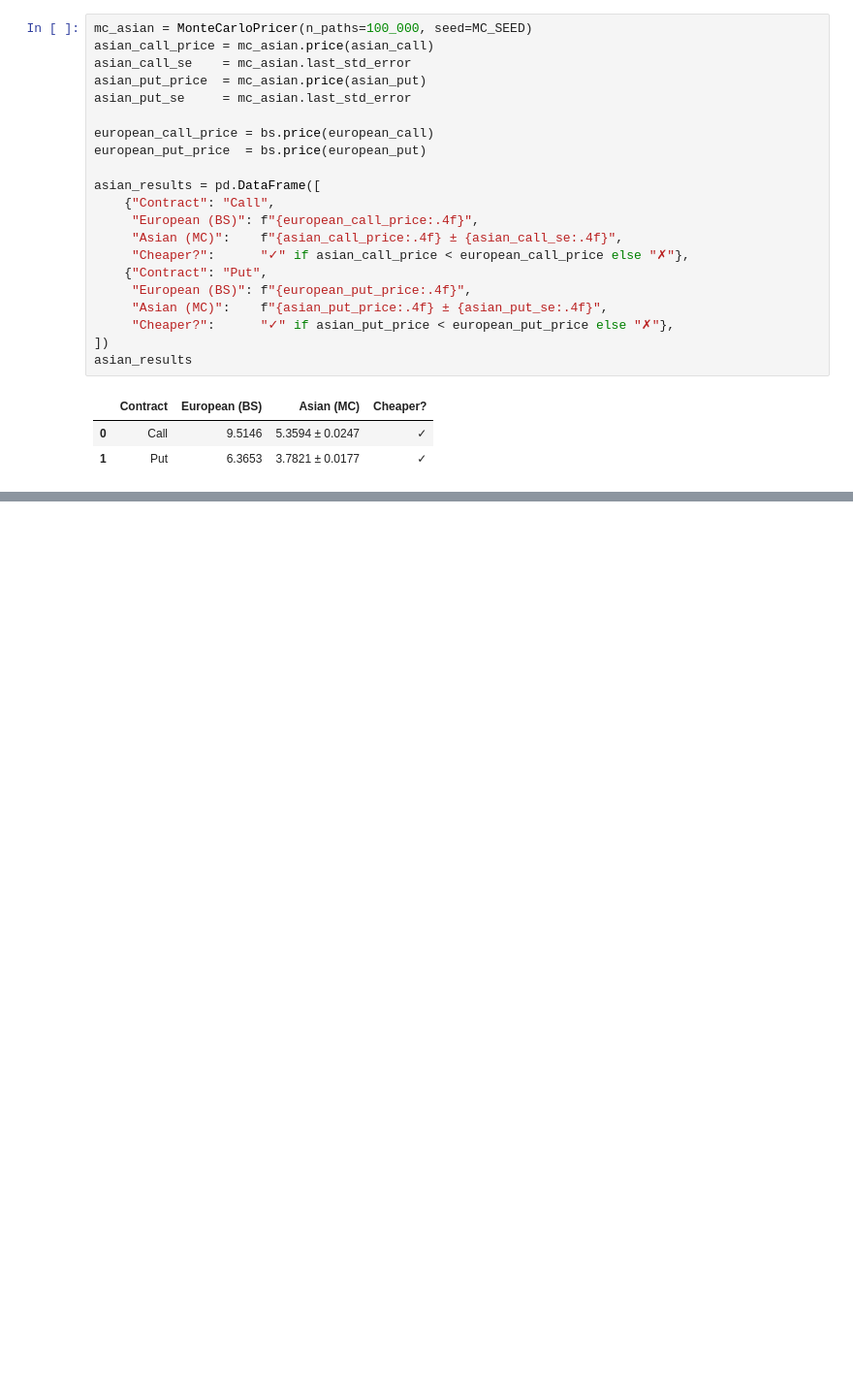
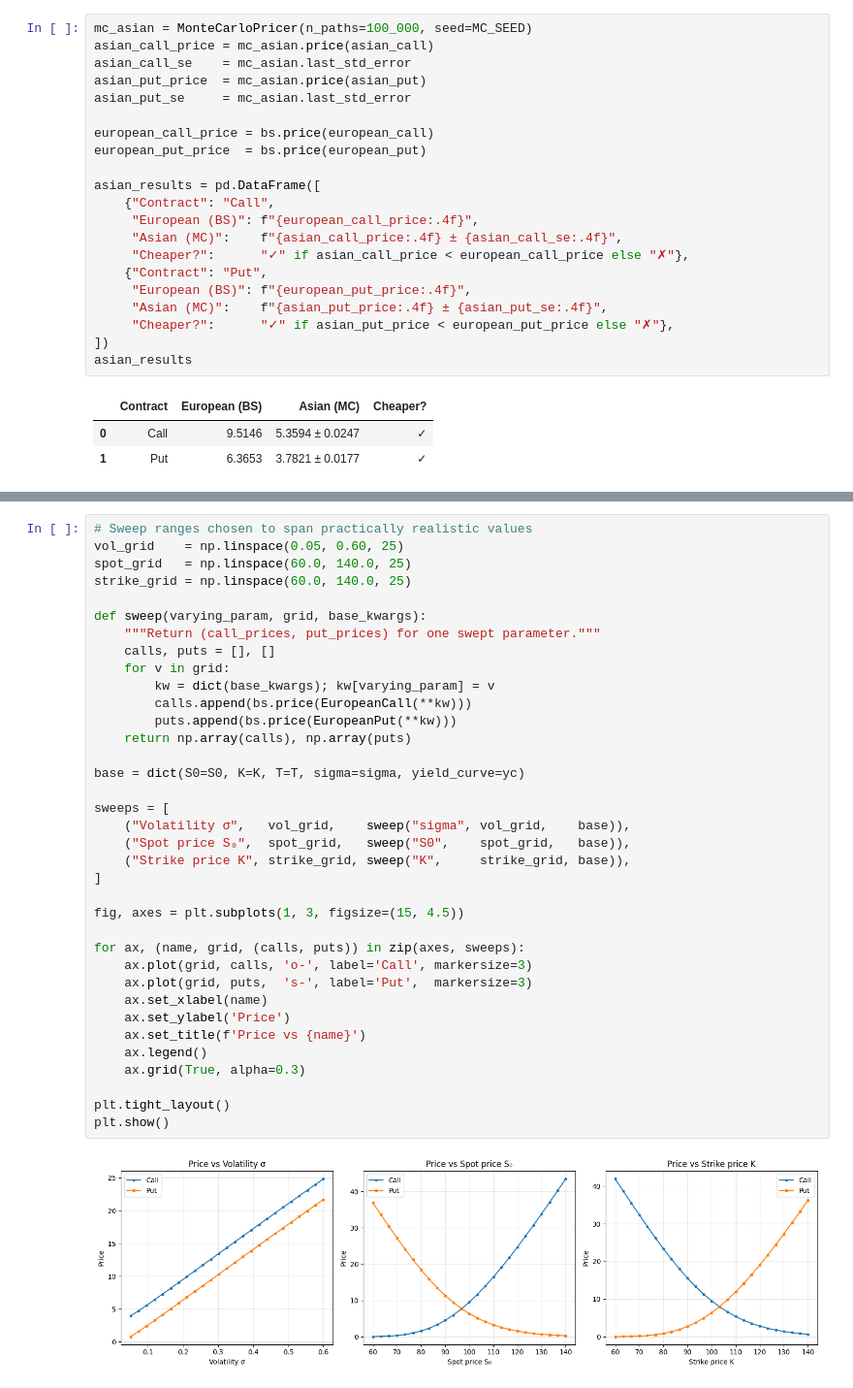
Before and after one commit to CathyLin789/Derivative_Platform, a Jupyter notebook: notebooks/derivatives_pricing_test.ipynb, the cells around one changed output, grey strips where cells are left out. Shown at 97% size. Saved outputs shown, nothing was run; the diff lists cells and outputs as text; blank space fills up the shorter version.

```diff
--- a/notebooks/derivatives_pricing_test.ipynb
+++ b/notebooks/derivatives_pricing_test.ipynb
@@ -482 +281,39 @@ plt.show()
+# %%
+# Sweep ranges chosen to span practically realistic values
+vol_grid    = np.linspace(0.05, 0.60, 25)
+spot_grid   = np.linspace(60.0, 140.0, 25)
+strike_grid = np.linspace(60.0, 140.0, 25)
+
+def sweep(varying_param, grid, base_kwargs):
+    """Return (call_prices, put_prices) for one swept parameter."""
+    calls, puts = [], []
+    for v in grid:
+        kw = dict(base_kwargs); kw[varying_param] = v
+        calls.append(bs.price(EuropeanCall(**kw)))
+        puts.append(bs.price(EuropeanPut(**kw)))
+    return np.array(calls), np.array(puts)
+
+base = dict(S0=S0, K=K, T=T, sigma=sigma, yield_curve=yc)
+
+sweeps = [
+    ("Volatility σ",   vol_grid,    sweep("sigma", vol_grid,    base)),
+    ("Spot price S₀",  spot_grid,   sweep("S0",    spot_grid,   base)),
+    ("Strike price K", strike_grid, sweep("K",     strike_grid, base)),
+]
+
+fig, axes = plt.subplots(1, 3, figsize=(15, 4.5))
+
+for ax, (name, grid, (calls, puts)) in zip(axes, sweeps):
+    ax.plot(grid, calls, 'o-', label='Call', markersize=3)
+    ax.plot(grid, puts,  's-', label='Put',  markersize=3)
+    ax.set_xlabel(name)
+    ax.set_ylabel('Price')
+    ax.set_title(f'Price vs {name}')
+    ax.legend()
+    ax.grid(True, alpha=0.3)
+
+plt.tight_layout()
+plt.show()
+# %% [output]
+[figure, added]
 # %% [markdown]
```
Also changed, not shown: parts of 15 cells of this notebook.
